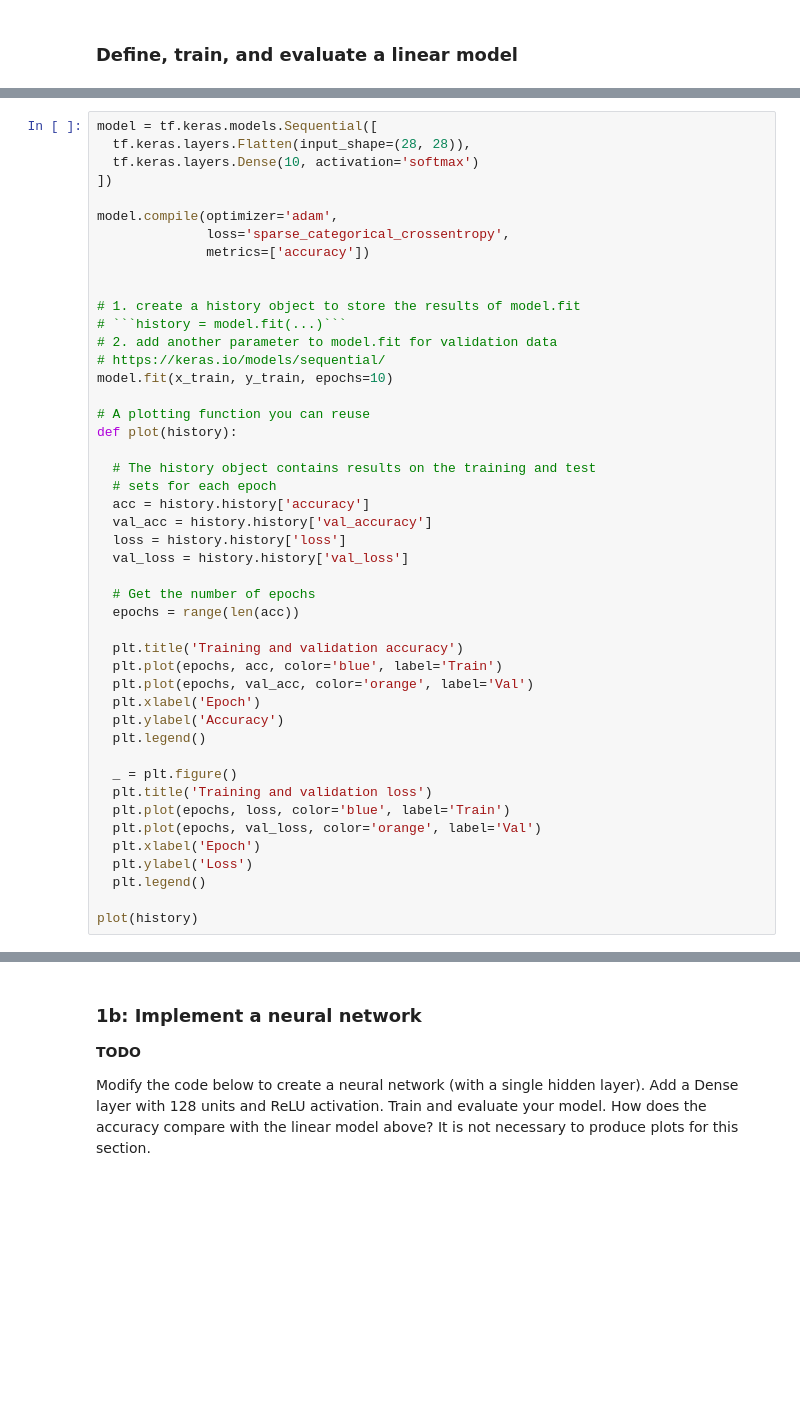
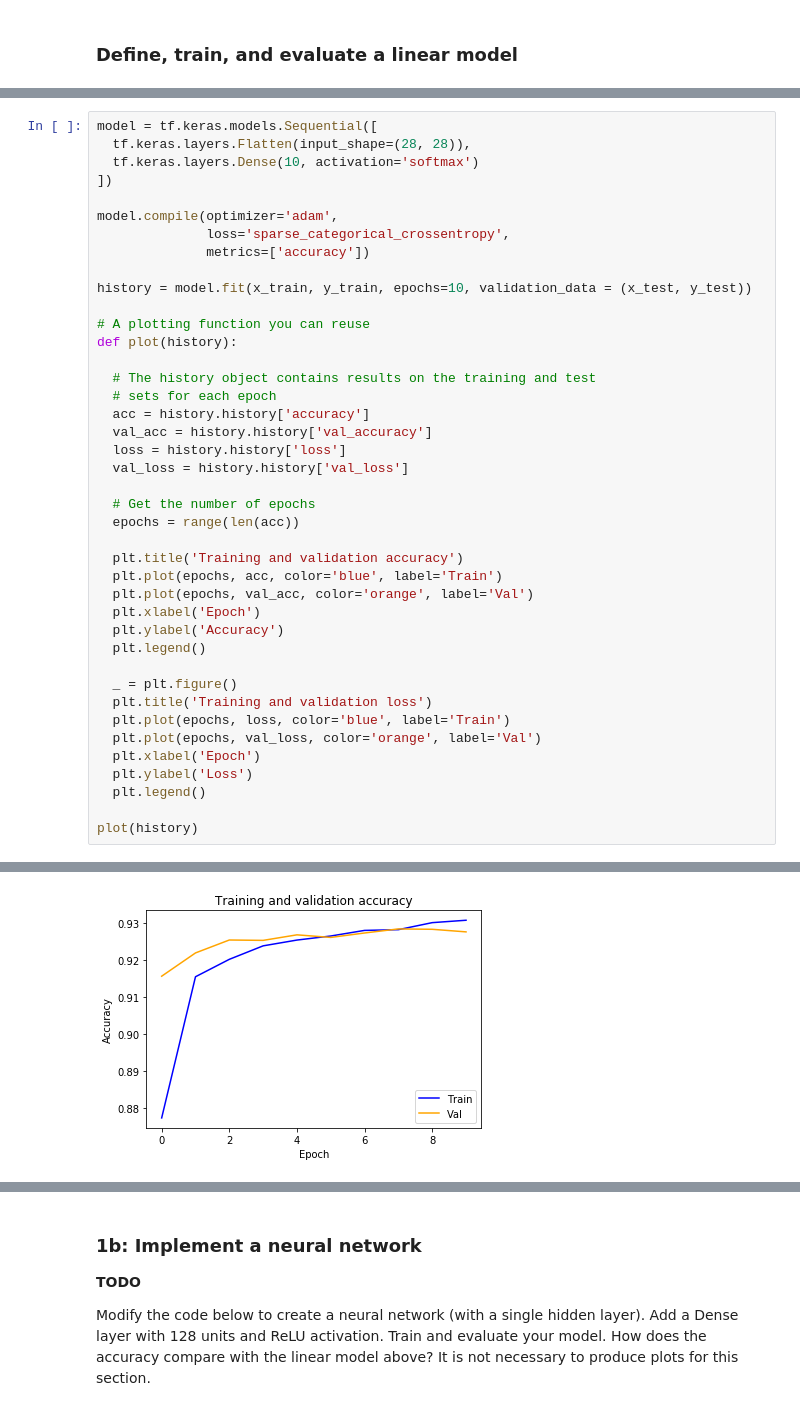
Before and after one commit to ysjbluemoon/Applied-Deep-Learning, a Jupyter notebook: Assignment 1/a1.ipynb, the cells around one changed output, grey strips where cells are left out. Cells and saved outputs as stored; diff of their text form; blank space fills up the shorter version.

````diff
--- a/Assignment 1/a1.ipynb
+++ b/Assignment 1/a1.ipynb
@@ -101,12 +137,7 @@ model.compile(optimizer='adam',
               loss='sparse_categorical_crossentropy',
               metrics=['accuracy'])
 
-
-# 1. create a history object to store the results of model.fit
-# ```history = model.fit(...)```
-# 2. add another parameter to model.fit for validation data
-# https://keras.io/models/sequential/
-model.fit(x_train, y_train, epochs=10)
+history = model.fit(x_train, y_train, epochs=10, validation_data = (x_test, y_test))
 
 # A plotting function you can reuse
 def plot(history):
@@ -137,3 +168,4 @@ def plot(history):
   plt.legend()
 
 plot(history)
+# %% [output]
@@ -139,0 +189 @@ plot(history)
+[figure, added]
````
Also changed, not shown: parts of 13 cells of this notebook, 1 other file.
